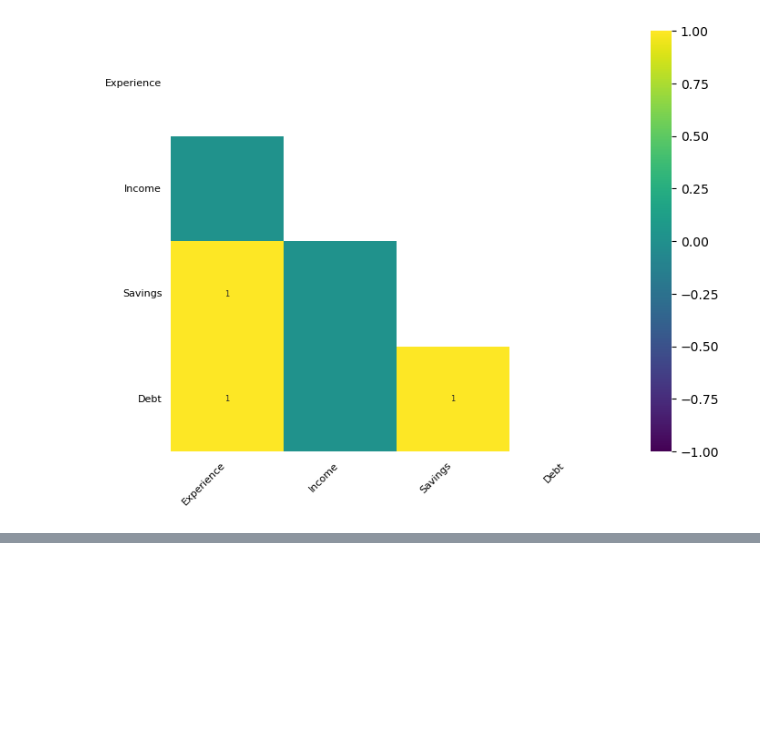
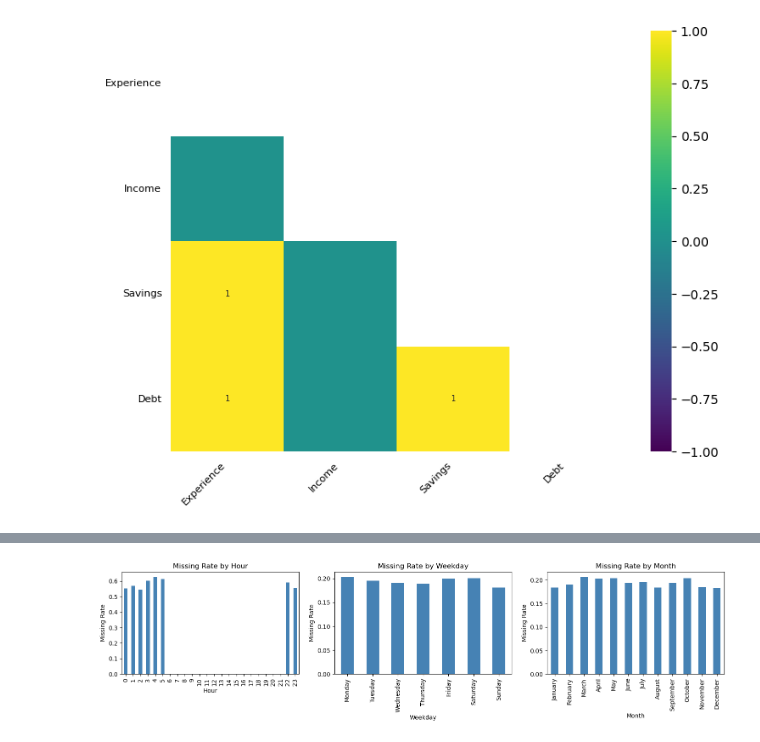
Before and after one commit to aravisv/Data-science-learning-notes, a Jupyter notebook: missing_values/exploratory_visualisation.ipynb, the cells around one changed output, grey strips where cells are left out. Cells and saved outputs as stored; diff of their text form; code cells hidden in the pictures; blank space fills up the shorter version.

```diff
--- a/missing_values/exploratory_visualisation.ipynb
+++ b/missing_values/exploratory_visualisation.ipynb
@@ -190,0 +391,28 @@ low  correlation (r ≈ 0.0)  →  Income                     →  MCAR
+# %%
+fig, (ax1, ax2, ax3) = plt.subplots(1, 3, figsize=(15, 4))
+
+# by hour
+df_ts.groupby('hour')['temperature_missing'].mean().plot(kind='bar', ax=ax1, color='steelblue')
+ax1.set_title('Missing Rate by Hour')
+ax1.set_xlabel('Hour')
+ax1.set_ylabel('Missing Rate')
+
+# by weekday
+weekday_order = ['Monday', 'Tuesday', 'Wednesday', 'Thursday', 'Friday', 'Saturday', 'Sunday']
+df_ts.groupby('weekday')['temperature_missing'].mean().reindex(weekday_order).plot(kind='bar', ax=ax2, color='steelblue')
+ax2.set_title('Missing Rate by Weekday')
+ax2.set_xlabel('Weekday')
+ax2.set_ylabel('Missing Rate')
+
+# by month
+month_order = ['January', 'February', 'March', 'April', 'May', 'June',
+               'July', 'August', 'September', 'October', 'November', 'December']
+df_ts.groupby('month')['temperature_missing'].mean().reindex(month_order).plot(kind='bar', ax=ax3, color='steelblue')
+ax3.set_title('Missing Rate by Month')
+ax3.set_xlabel('Month')
+ax3.set_ylabel('Missing Rate')
+
+plt.tight_layout()
+plt.show()
+# %% [output]
+[figure, added]
```
Also changed, not shown: parts of 19 cells of this notebook.
